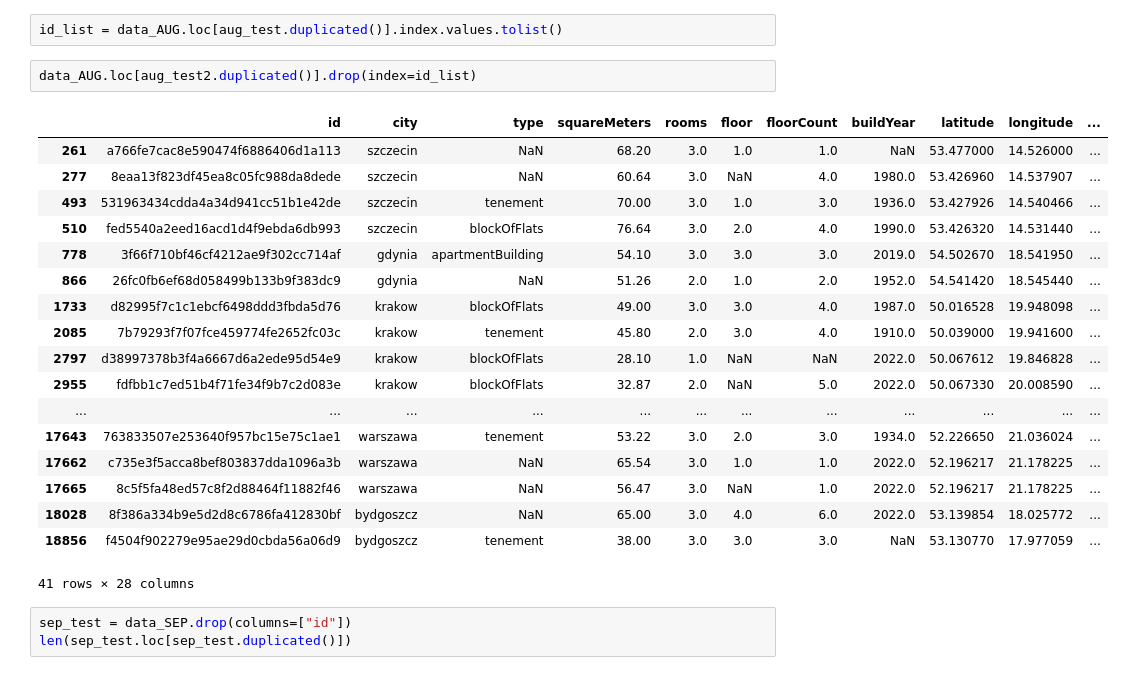
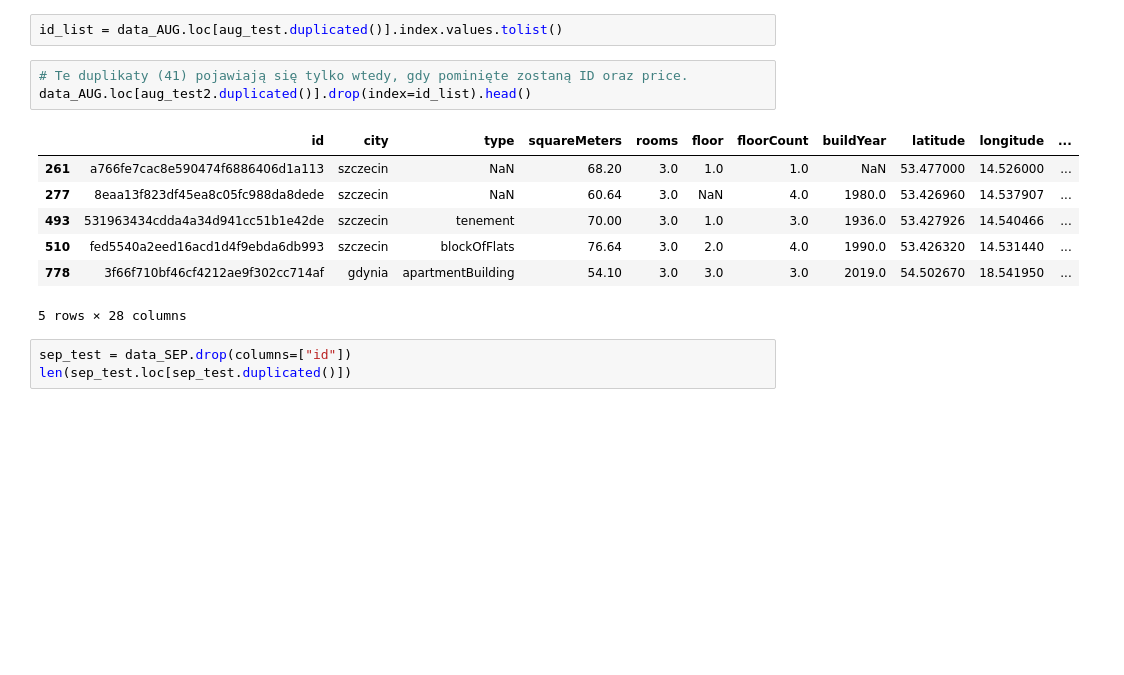
Before and after one commit to Roger1121/FlatAI, a Jupyter notebook: DataAnalysis.ipynb, the cells around one changed output. Drawn from its saved outputs; the diff is of its cells as text; blank space fills up the shorter version.

Commit message:
Change classification variable, duplicate, missing data analysis

```diff
--- a/DataAnalysis.ipynb
+++ b/DataAnalysis.ipynb
@@ -468,26 +376,16 @@ display(data_AUG.loc[aug_test.duplicated()])
 # %%
 id_list = data_AUG.loc[aug_test.duplicated()].index.values.tolist()
 # %%
-data_AUG.loc[aug_test2.duplicated()].drop(index=id_list)
+# Te duplikaty (41) pojawiają się tylko wtedy, gdy pominięte zostaną ID oraz price.
+data_AUG.loc[aug_test2.duplicated()].drop(index=id_list).head()
 # %% [output]
 |  | id | city | type | squareMeters | rooms | floor | floorCount | buildYear | latitude | longitude | ... |
 | 261 | a766fe7cac8e590474f6886406d1a113 | szczecin | NaN | 68.20 | 3.0 | 1.0 | 1.0 | NaN | 53.477000 | 14.526000 | ... |
 | 277 | 8eaa13f823df45ea8c05fc988da8dede | szczecin | NaN | 60.64 | 3.0 | NaN | 4.0 | 1980.0 | 53.426960 | 14.537907 | ... |
 | 493 | 531963434cdda4a34d941cc51b1e42de | szczecin | tenement | 70.00 | 3.0 | 1.0 | 3.0 | 1936.0 | 53.427926 | 14.540466 | ... |
 | 510 | fed5540a2eed16acd1d4f9ebda6db993 | szczecin | blockOfFlats | 76.64 | 3.0 | 2.0 | 4.0 | 1990.0 | 53.426320 | 14.531440 | ... |
 | 778 | 3f66f710bf46cf4212ae9f302cc714af | gdynia | apartmentBuilding | 54.10 | 3.0 | 3.0 | 3.0 | 2019.0 | 54.502670 | 18.541950 | ... |
-| 866 | 26fc0fb6ef68d058499b133b9f383dc9 | gdynia | NaN | 51.26 | 2.0 | 1.0 | 2.0 | 1952.0 | 54.541420 | 18.545440 | ... |
-| 1733 | d82995f7c1c1ebcf6498ddd3fbda5d76 | krakow | blockOfFlats | 49.00 | 3.0 | 3.0 | 4.0 | 1987.0 | 50.016528 | 19.948098 | ... |
-| 2085 | 7b79293f7f07fce459774fe2652fc03c | krakow | tenement | 45.80 | 2.0 | 3.0 | 4.0 | 1910.0 | 50.039000 | 19.941600 | ... |
-| 2797 | d38997378b3f4a6667d6a2ede95d54e9 | krakow | blockOfFlats | 28.10 | 1.0 | NaN | NaN | 2022.0 | 50.067612 | 19.846828 | ... |
-| 2955 | fdfbb1c7ed51b4f71fe34f9b7c2d083e | krakow | blockOfFlats | 32.87 | 2.0 | NaN | 5.0 | 2022.0 | 50.067330 | 20.008590 | ... |
-| ... | ... | ... | ... | ... | ... | ... | ... | ... | ... | ... | ... |
-| 17643 | 763833507e253640f957bc15e75c1ae1 | warszawa | tenement | 53.22 | 3.0 | 2.0 | 3.0 | 1934.0 | 52.226650 | 21.036024 | ... |
-| 17662 | c735e3f5acca8bef803837dda1096a3b | warszawa | NaN | 65.54 | 3.0 | 1.0 | 1.0 | 2022.0 | 52.196217 | 21.178225 | ... |
-| 17665 | 8c5f5fa48ed57c8f2d88464f11882f46 | warszawa | NaN | 56.47 | 3.0 | NaN | 1.0 | 2022.0 | 52.196217 | 21.178225 | ... |
-| 18028 | 8f386a334b9e5d2d8c6786fa412830bf | bydgoszcz | NaN | 65.00 | 3.0 | 4.0 | 6.0 | 2022.0 | 53.139854 | 18.025772 | ... |
-| 18856 | f4504f902279e95ae29d0cbda56a06d9 | bydgoszcz | tenement | 38.00 | 3.0 | 3.0 | 3.0 | NaN | 53.130770 | 17.977059 | ... |
-41 rows × 28 columns
+5 rows × 28 columns
 # %%
 sep_test = data_SEP.drop(columns=["id"])
 len(sep_test.loc[sep_test.duplicated()])
```
Also changed, not shown: parts of 39 cells of this notebook.
